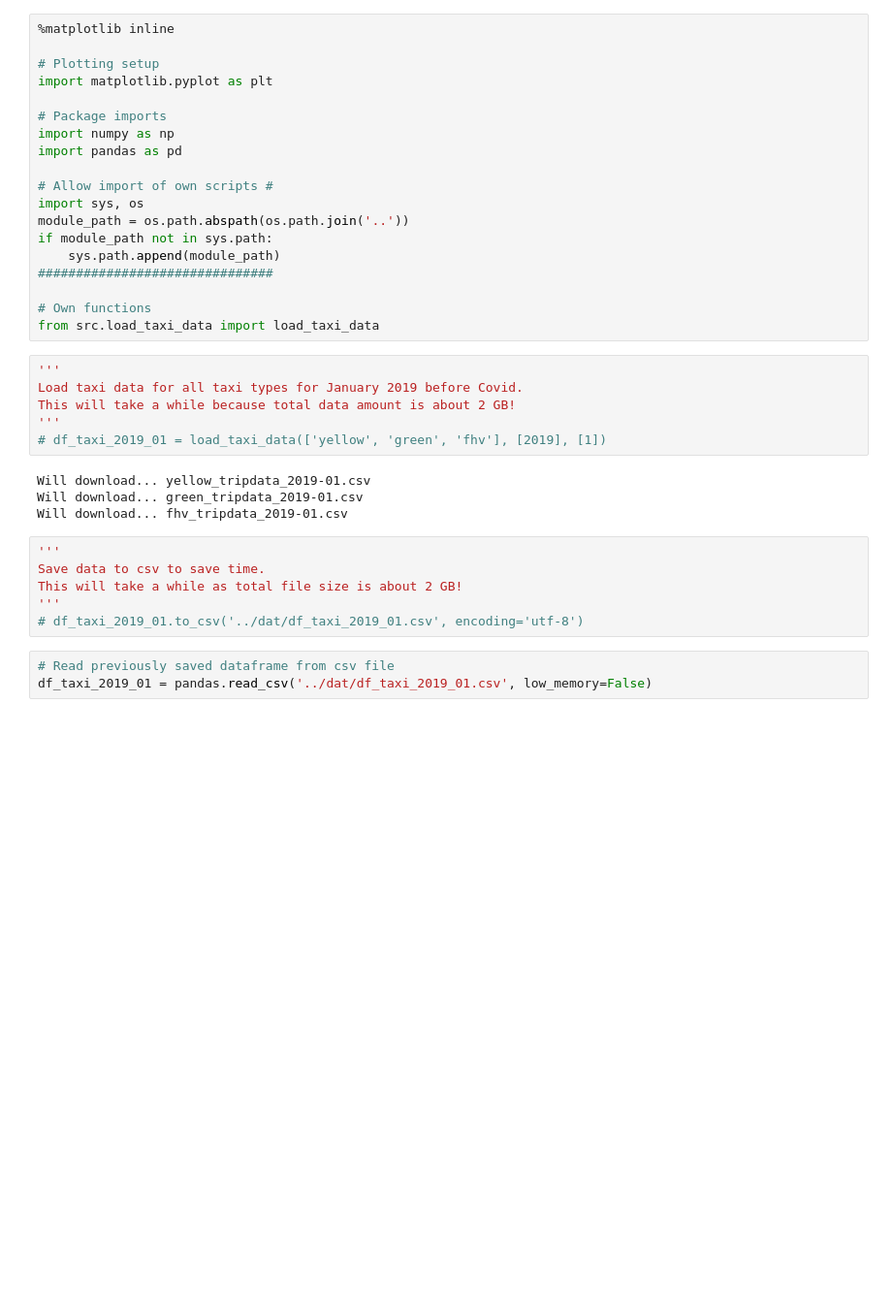
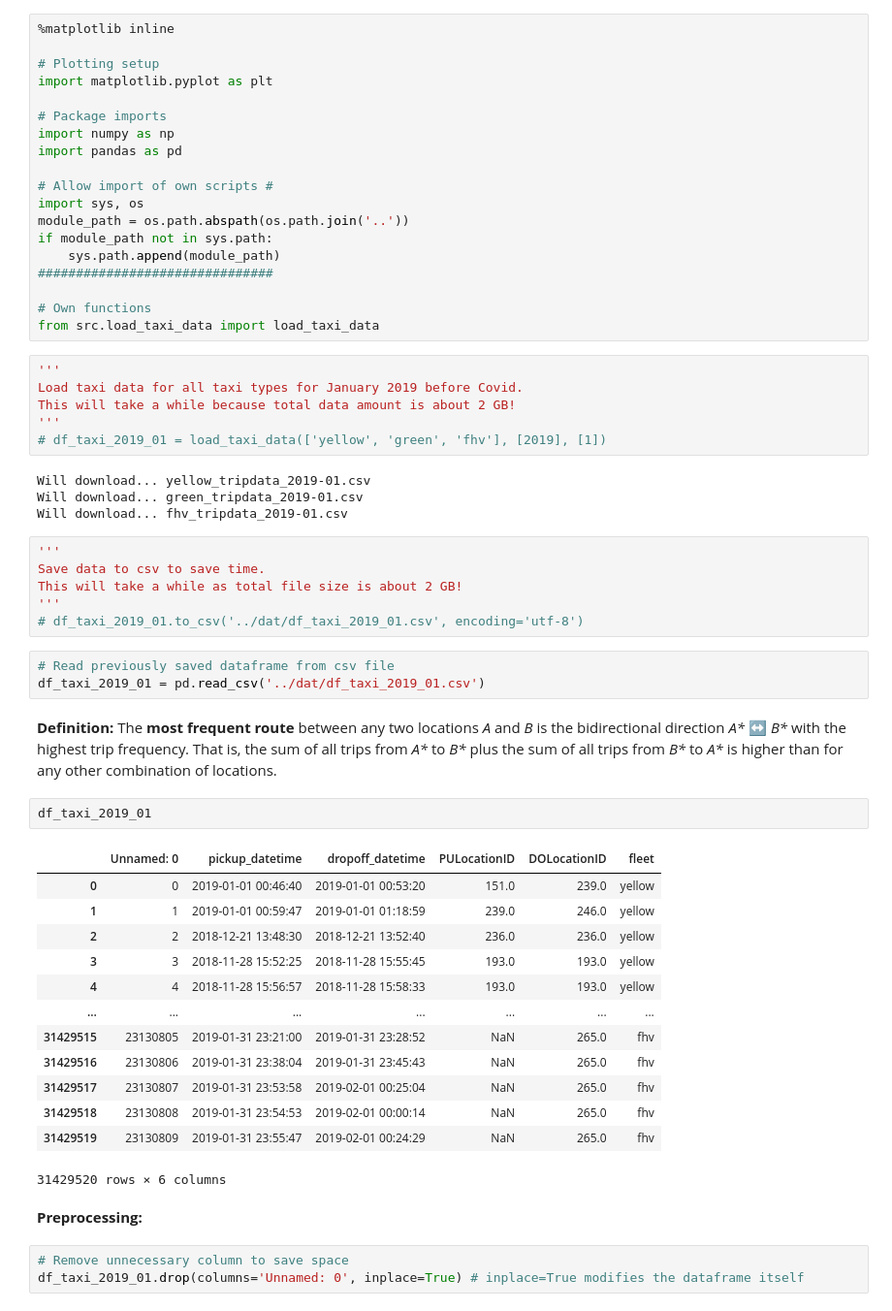
Before and after one commit to nilsriekers/data-literacy-project, a Jupyter notebook: exp/exp202_Linear_Regression_Tests.ipynb, the cells around one changed output. Shown: that part at 97% size. Drawn from its saved outputs; the diff is of its cells as text; blank space fills up the shorter version.

Commit message:
Preprocessing of large amounts of data. * Expanded linear regression experiment to properly pre-process large amounts of data, i.e., removing unnecessary columns, dropping rows with NaN.

```diff
--- a/exp/exp202_Linear_Regression_Tests.ipynb
+++ b/exp/exp202_Linear_Regression_Tests.ipynb
@@ -27,12 +27,35 @@ This will take a while because total data amount is about 2 GB!
 Will download... yellow_tripdata_2019-01.csv
 Will download... green_tripdata_2019-01.csv
 Will download... fhv_tripdata_2019-01.csv
-# %%
-'''
-Save data to csv to save time.
-This will take a while as total file size is about 2 GB!
-'''
-# df_taxi_2019_01.to_csv('../dat/df_taxi_2019_01.csv', encoding='utf-8')
-# %%
-# Read previously saved dataframe from csv file
-df_taxi_2019_01 = pandas.read_csv('../dat/df_taxi_2019_01.csv', low_memory=False)
+# %%
+'''
+Save data to csv to save time.
+This will take a while as total file size is about 2 GB!
+'''
+# df_taxi_2019_01.to_csv('../dat/df_taxi_2019_01.csv', encoding='utf-8')
+# %%
+# Read previously saved dataframe from csv file
+df_taxi_2019_01 = pd.read_csv('../dat/df_taxi_2019_01.csv')
+# %% [markdown]
+**Definition:** The **most frequent route** between any two locations _A_ and _B_ is the bidirectional direction _A*_ &harr; _B*_ with the highest trip frequency. That is, the sum of all trips from _A*_ to _B*_ plus the sum of all trips from _B*_ to _A*_ is higher than for any other combination of locations.
+# %%
+df_taxi_2019_01
+# %% [output]
+|  | Unnamed: 0 | pickup_datetime | dropoff_datetime | PULocationID | DOLocationID | fleet |
+| 0 | 0 | 2019-01-01 00:46:40 | 2019-01-01 00:53:20 | 151.0 | 239.0 | yellow |
+| 1 | 1 | 2019-01-01 00:59:47 | 2019-01-01 01:18:59 | 239.0 | 246.0 | yellow |
+| 2 | 2 | 2018-12-21 13:48:30 | 2018-12-21 13:52:40 | 236.0 | 236.0 | yellow |
+| 3 | 3 | 2018-11-28 15:52:25 | 2018-11-28 15:55:45 | 193.0 | 193.0 | yellow |
+| 4 | 4 | 2018-11-28 15:56:57 | 2018-11-28 15:58:33 | 193.0 | 193.0 | yellow |
+| ... | ... | ... | ... | ... | ... | ... |
+| 31429515 | 23130805 | 2019-01-31 23:21:00 | 2019-01-31 23:28:52 | NaN | 265.0 | fhv |
+| 31429516 | 23130806 | 2019-01-31 23:38:04 | 2019-01-31 23:45:43 | NaN | 265.0 | fhv |
+| 31429517 | 23130807 | 2019-01-31 23:53:58 | 2019-02-01 00:25:04 | NaN | 265.0 | fhv |
+| 31429518 | 23130808 | 2019-01-31 23:54:53 | 2019-02-01 00:00:14 | NaN | 265.0 | fhv |
+| 31429519 | 23130809 | 2019-01-31 23:55:47 | 2019-02-01 00:24:29 | NaN | 265.0 | fhv |
+31429520 rows × 6 columns
+# %% [markdown]
+**Preprocessing:**
+# %%
+# Remove unnecessary column to save space
+df_taxi_2019_01.drop(columns='Unnamed: 0', inplace=True) # inplace=True modifies the dataframe itself
```
Also changed, not shown: parts of 12 cells of this notebook, 1 other file.
